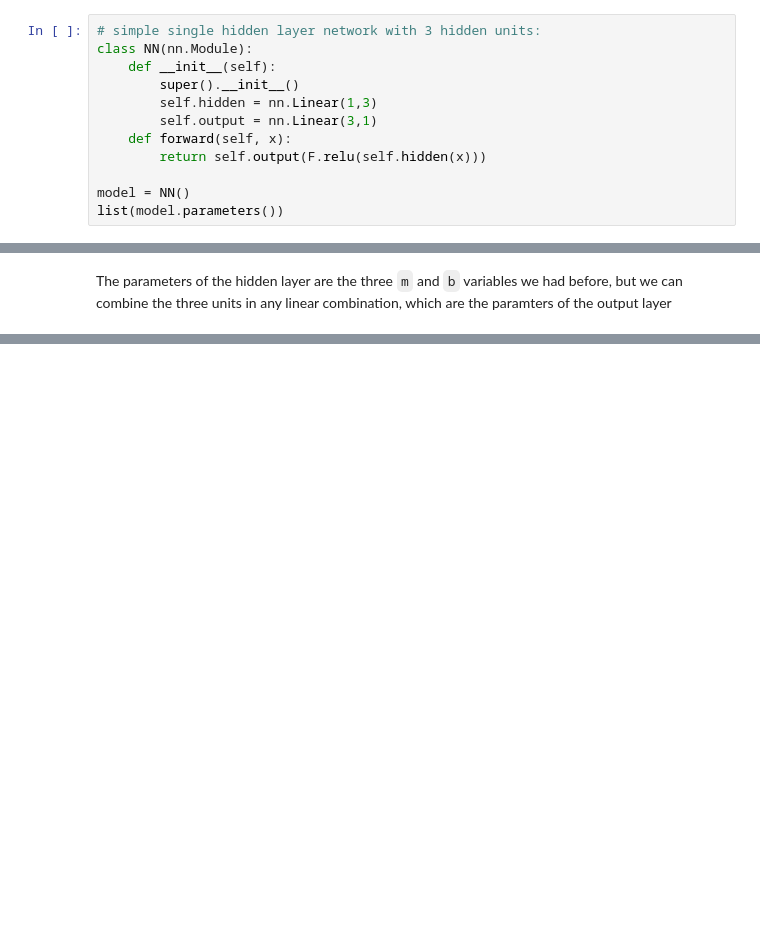
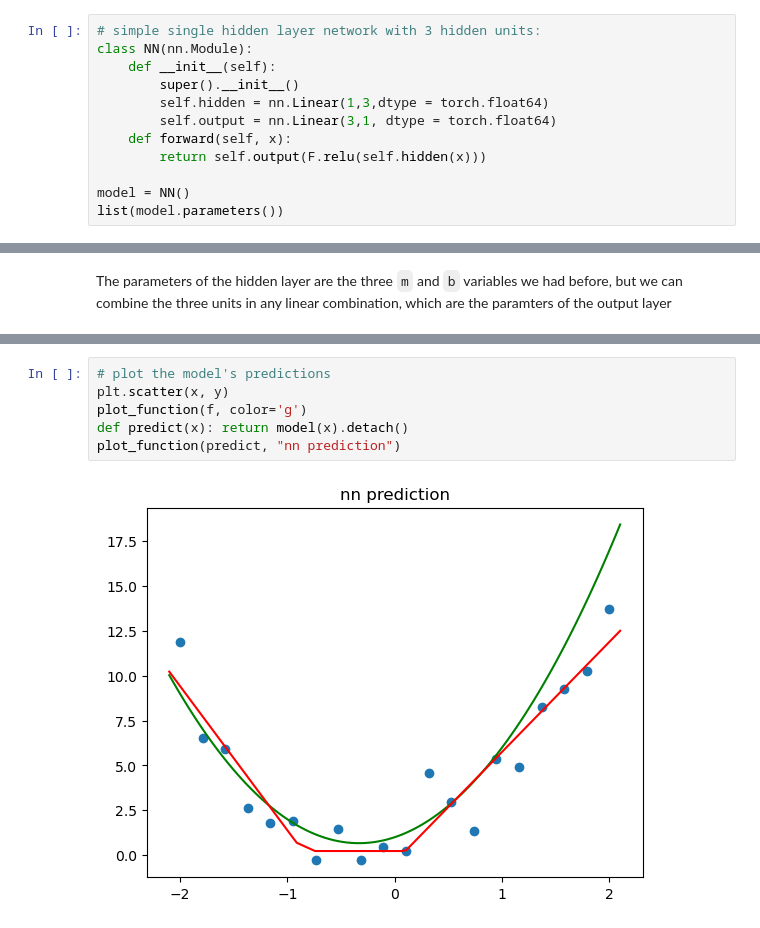
Before and after one commit to DrEntropy/pdl, a Jupyter notebook: lesson3.ipynb, the cells around one changed output, grey strips where cells are left out. Saved outputs shown, nothing was run; the diff lists cells and outputs as text; blank space fills up the shorter version.

```diff
--- a/lesson3.ipynb
+++ b/lesson3.ipynb
@@ -114,8 +114,8 @@ interactive(children=(FloatSlider(value=-1.5, description='m1', max=1.5, min=-4.
 class NN(nn.Module):
     def __init__(self):
         super().__init__()
-        self.hidden = nn.Linear(1,3)
-        self.output = nn.Linear(3,1)
+        self.hidden = nn.Linear(1,3,dtype = torch.float64)
+        self.output = nn.Linear(3,1, dtype = torch.float64)
     def forward(self, x):
         return self.output(F.relu(self.hidden(x)))
 
@@ -152,0 +194,8 @@ The parameters of the hidden layer are the three `m` and `b` variables we had be
+# %%
+# plot the model's predictions
+plt.scatter(x, y)
+plot_function(f, color='g')
+def predict(x): return model(x).detach()
+plot_function(predict, "nn prediction")
+# %% [output]
+[figure, added]
```
Also changed, not shown: parts of 10 cells of this notebook.
